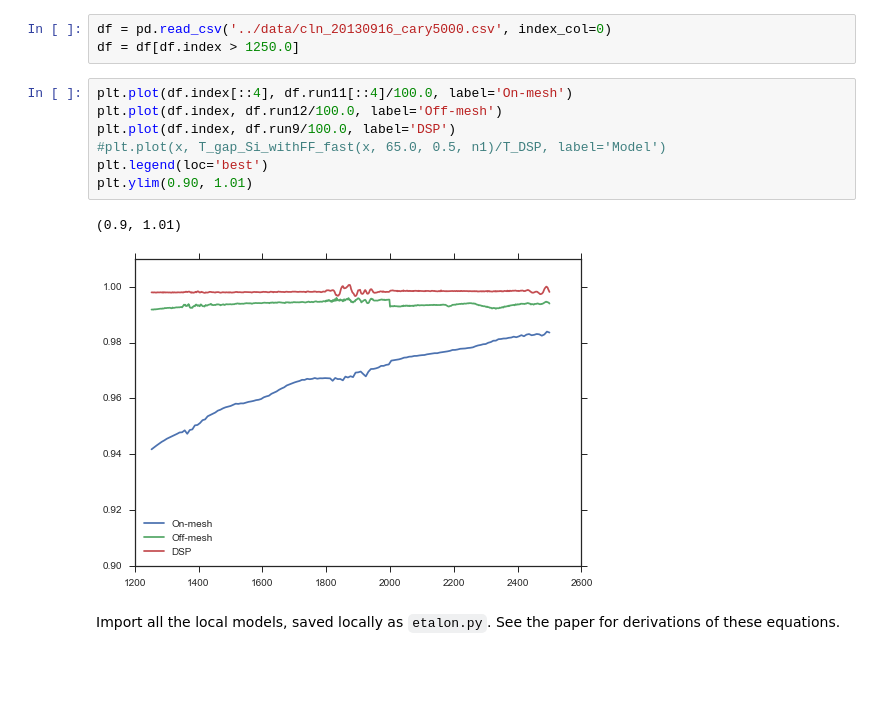
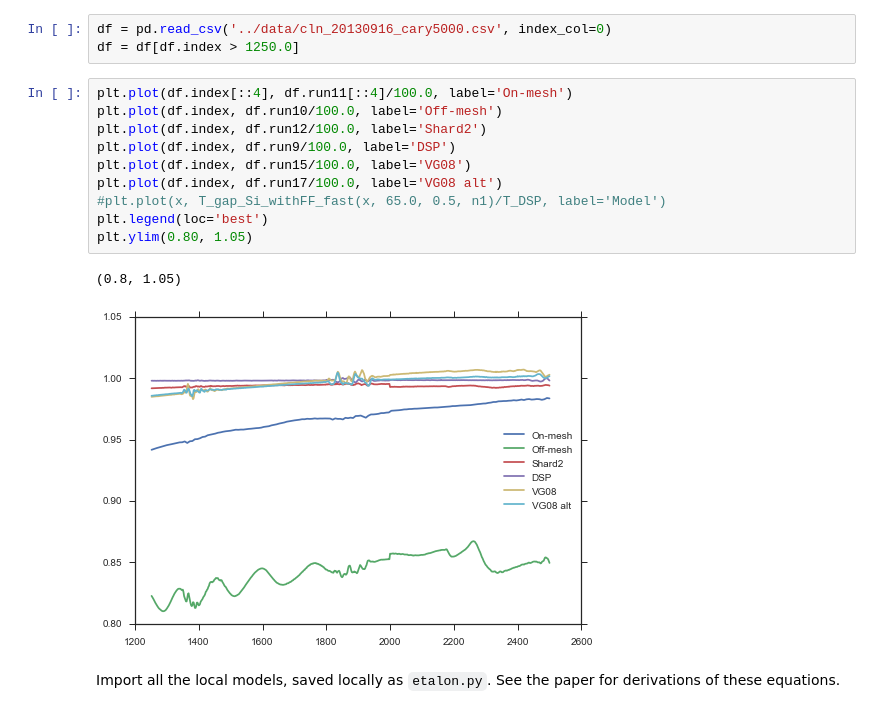
Before and after one commit to Echelle/AO_bonding_paper, a Jupyter notebook: notebooks/SiGaps_09_VG12_f50.ipynb, the cells around one changed output. Drawn from its saved outputs; the diff is of its cells as text; blank space fills up the shorter version.

```diff
--- a/notebooks/SiGaps_09_VG12_f50.ipynb
+++ b/notebooks/SiGaps_09_VG12_f50.ipynb
@@ -24,14 +24,17 @@ df = pd.read_csv('../data/cln_20130916_cary5000.csv', index_col=0)
 df = df[df.index > 1250.0]
 # %%
 plt.plot(df.index[::4], df.run11[::4]/100.0, label='On-mesh')
-plt.plot(df.index, df.run12/100.0, label='Off-mesh')
+plt.plot(df.index, df.run10/100.0, label='Off-mesh')
+plt.plot(df.index, df.run12/100.0, label='Shard2')
 plt.plot(df.index, df.run9/100.0, label='DSP')
+plt.plot(df.index, df.run15/100.0, label='VG08')
+plt.plot(df.index, df.run17/100.0, label='VG08 alt')
 #plt.plot(x, T_gap_Si_withFF_fast(x, 65.0, 0.5, n1)/T_DSP, label='Model')
 plt.legend(loc='best')
-plt.ylim(0.90, 1.01)
+plt.ylim(0.80, 1.05)
 # %% [output]
-(0.9, 1.01)
+(0.8, 1.05)
-[figure, old version]
+[figure, new version]
 # %% [markdown]
 Import all the local models, saved locally as `etalon.py`.  See the paper for derivations of these equations.
 # %%
```
